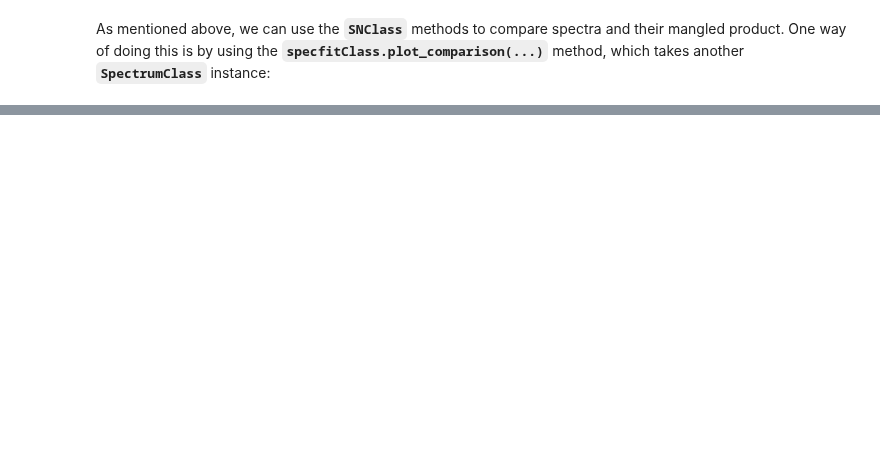
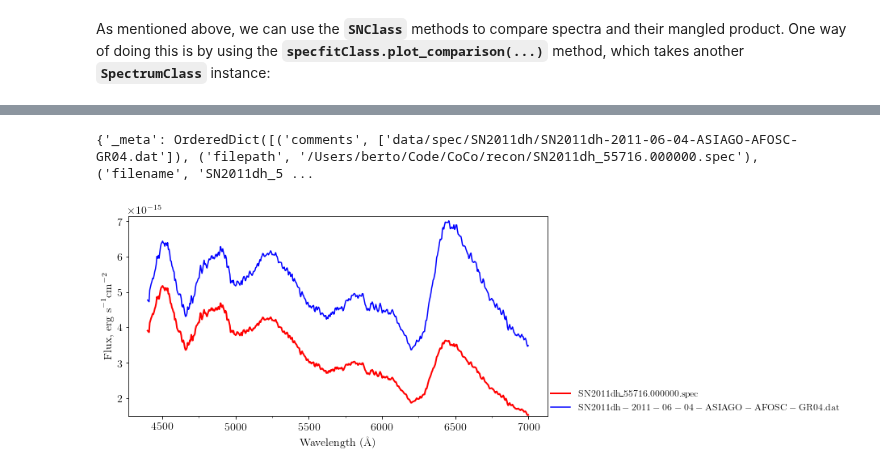
Before and after one commit to UoS-SNe/pycoco, a Jupyter notebook: notebooks/pycoco_CoCo_recon.ipynb, the cells around one changed output, grey strips where cells are left out. Drawn from its saved outputs; the diff is of its cells as text; code cells hidden in the pictures; blank space fills up the shorter version.

```diff
--- a/notebooks/pycoco_CoCo_recon.ipynb
+++ b/notebooks/pycoco_CoCo_recon.ipynb
@@ -203,3 +222,9 @@ sn.specfit[key_string].plot_comparision(sn.spec[sn.specfit[key_string].orig_spec
+# %%
+key_string = 'SN2011dh_55716.000000.spec'
+sn.specfit[key_string].plot_comparision(sn.spec[sn.specfit[key_string].orig_specpath])
+# %% [output]
+{'_meta': OrderedDict([('comments', ['data/spec/SN2011dh/SN2011dh-2011-06-04-ASIAGO-AFOSC-GR04.dat']), ('filepath', '/Users/berto/Code/CoCo/recon/SN2011dh_55716.000000.spec'), ('filename', 'SN2011dh_5 ...
+[figure, added]
 # %%
 spline = sn.specfit[key_string].flux/sn.spec[sn.specfit[key_string].orig_specpath].flux
 fig = plt.figure(figsize=[8, 4])
```
Also changed, not shown: parts of 14 cells of this notebook, 2 other files.
